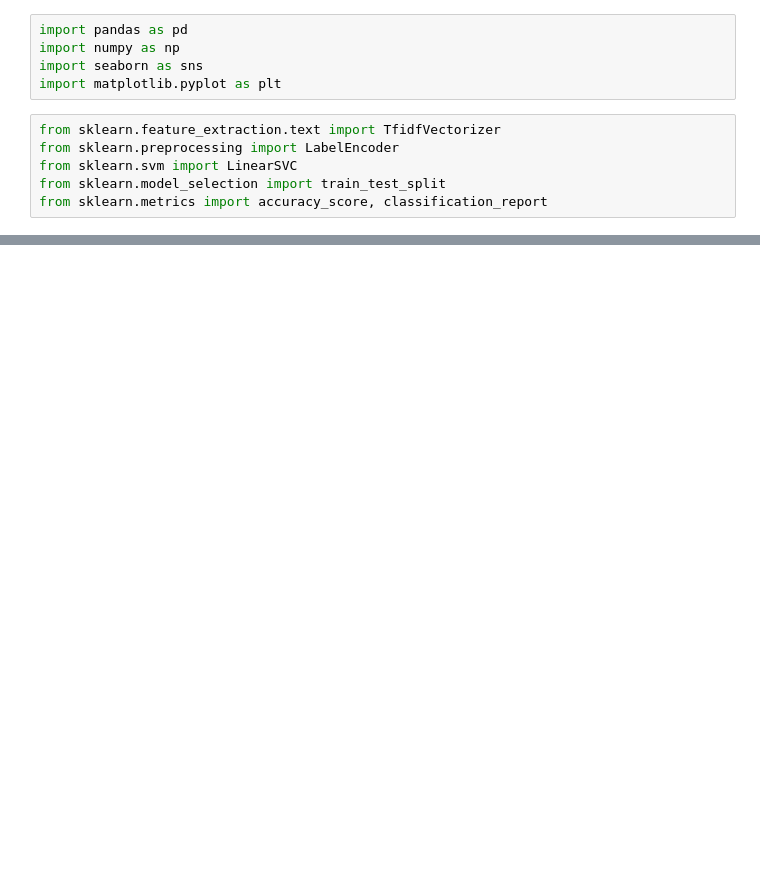
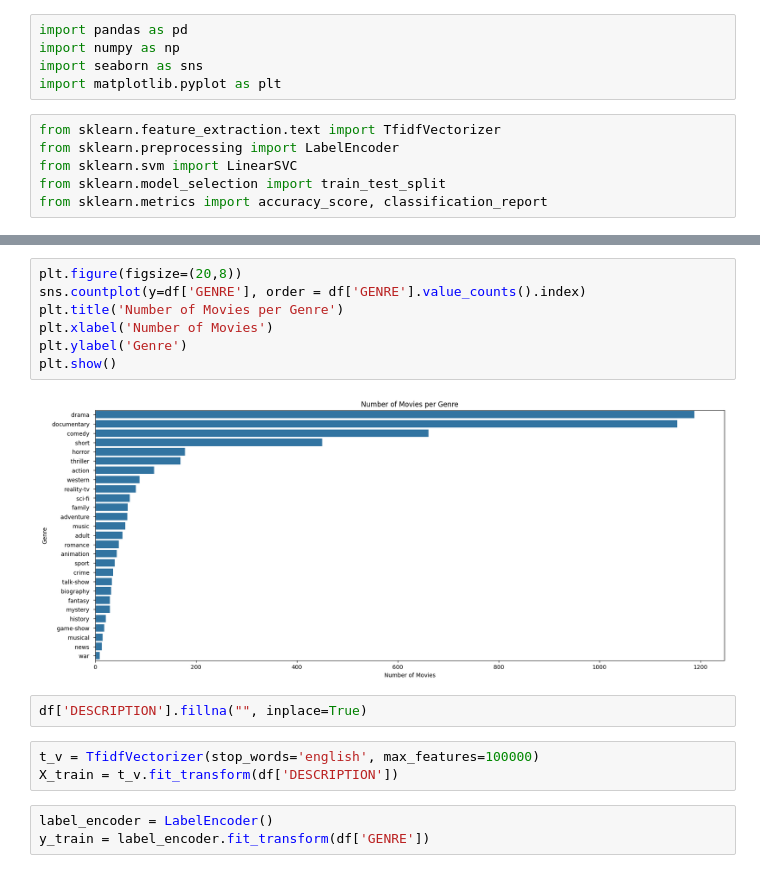
Before and after one commit to rishabhnam002/CodSoft, a Jupyter notebook: Task1_MOVIE_GENRE_CLASSIFICATION.ipynb, the cells around one changed output, grey strips where cells are left out. Saved outputs shown, nothing was run; the diff lists cells and outputs as text; blank space fills up the shorter version.

```diff
--- a/Task1_MOVIE_GENRE_CLASSIFICATION.ipynb
+++ b/Task1_MOVIE_GENRE_CLASSIFICATION.ipynb
@@ -36,0 +43,17 @@ display(df)
+# %%
+plt.figure(figsize=(20,8))
+sns.countplot(y=df['GENRE'], order = df['GENRE'].value_counts().index)
+plt.title('Number of Movies per Genre')
+plt.xlabel('Number of Movies')
+plt.ylabel('Genre')
+plt.show()
+# %% [output]
+[figure, added]
+# %%
+df['DESCRIPTION'].fillna("", inplace=True)
+# %%
+t_v = TfidfVectorizer(stop_words='english', max_features=100000)
+X_train = t_v.fit_transform(df['DESCRIPTION'])
+# %%
+label_encoder = LabelEncoder()
+y_train = label_encoder.fit_transform(df['GENRE'])
```
Also changed, not shown: parts of 10 cells of this notebook.
